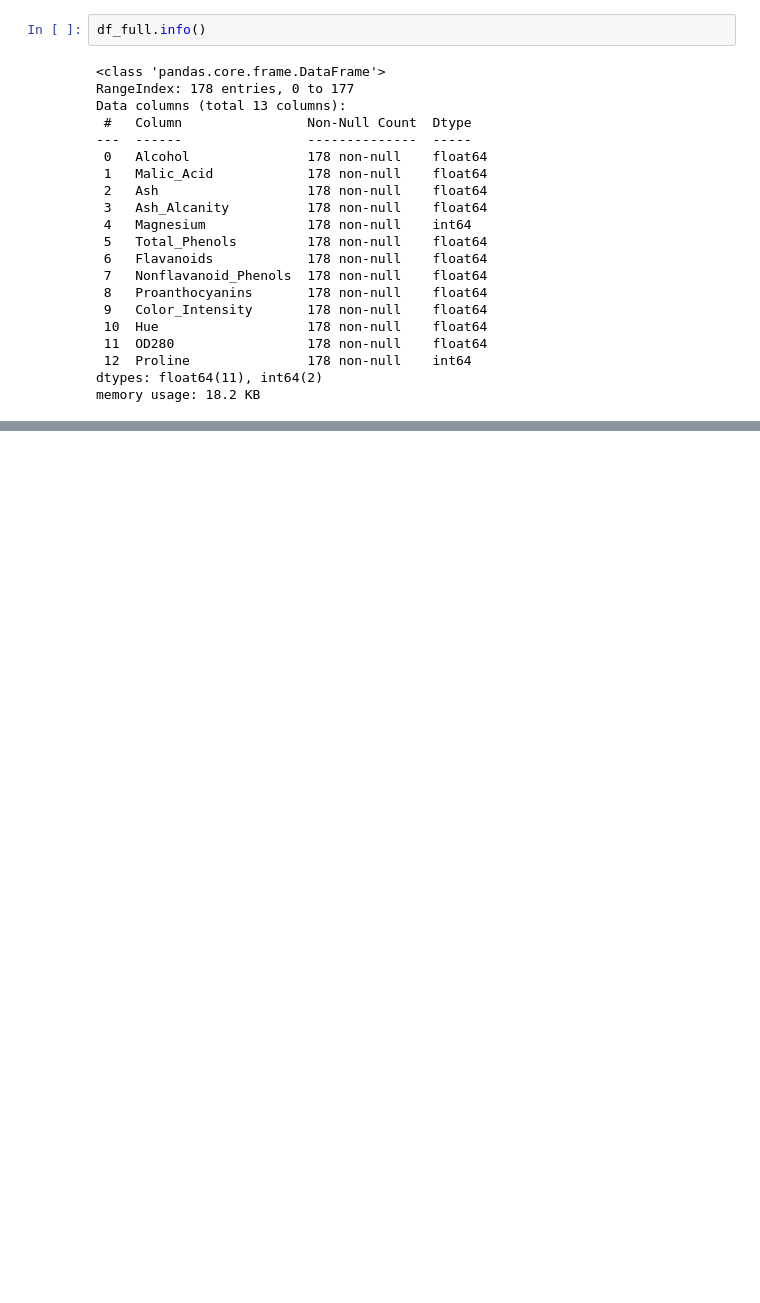
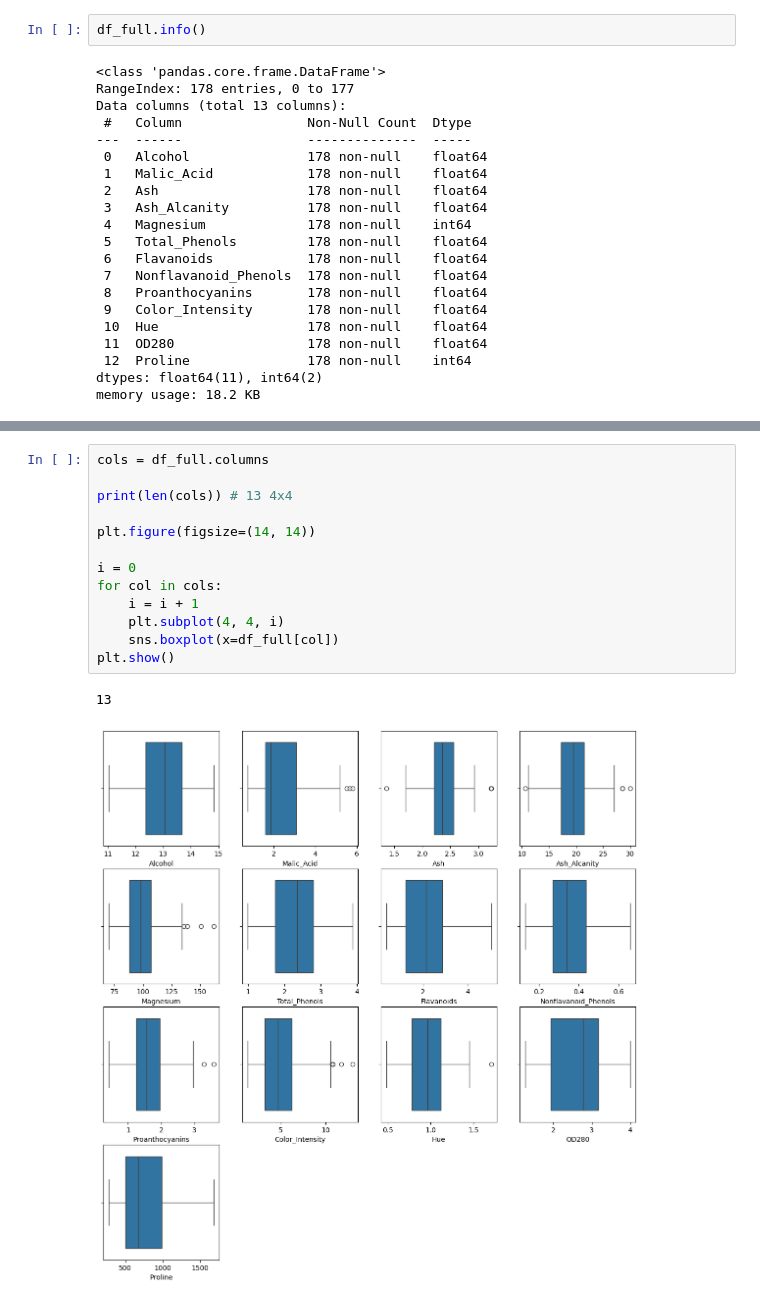
Before and after one commit to elsnoxx/VSB, a Jupyter notebook: 5_semestr/ZSU/projekt1/app.ipynb, the cells around one changed output, grey strips where cells are left out. Saved outputs shown, nothing was run; the diff lists cells and outputs as text; blank space fills up the shorter version.

```diff
--- a/5_semestr/ZSU/projekt1/app.ipynb
+++ b/5_semestr/ZSU/projekt1/app.ipynb
@@ -90,0 +191,16 @@ df_full.describe()
+# %%
+cols = df_full.columns
+
+print(len(cols)) # 13 4x4
+
+plt.figure(figsize=(14, 14))
+
+i = 0
+for col in cols:
+    i = i + 1
+    plt.subplot(4, 4, i)
+    sns.boxplot(x=df_full[col])
+plt.show()
+# %% [output]
+13
+[figure, added]
```
Also changed, not shown: parts of 17 cells of this notebook, 1 other file.
